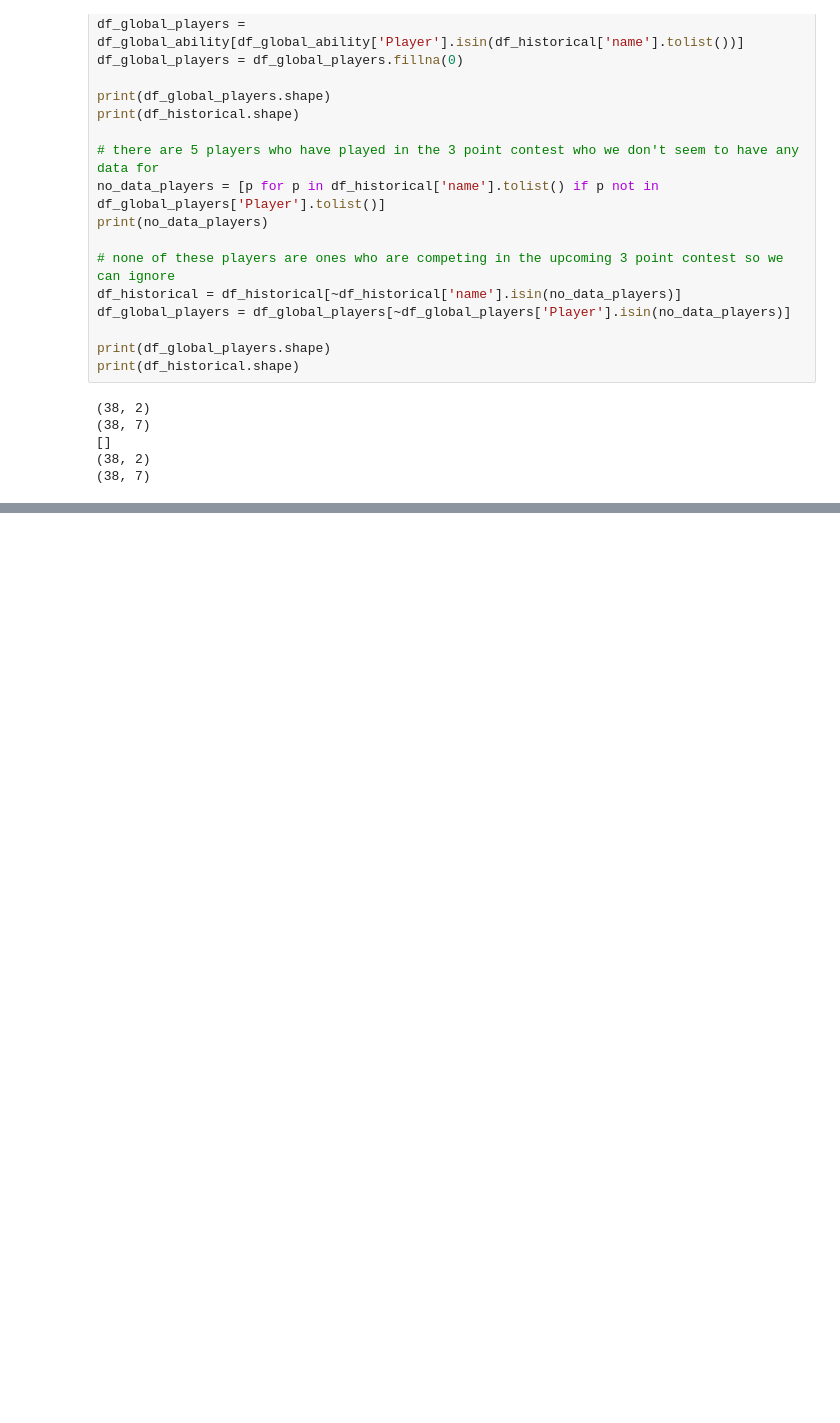
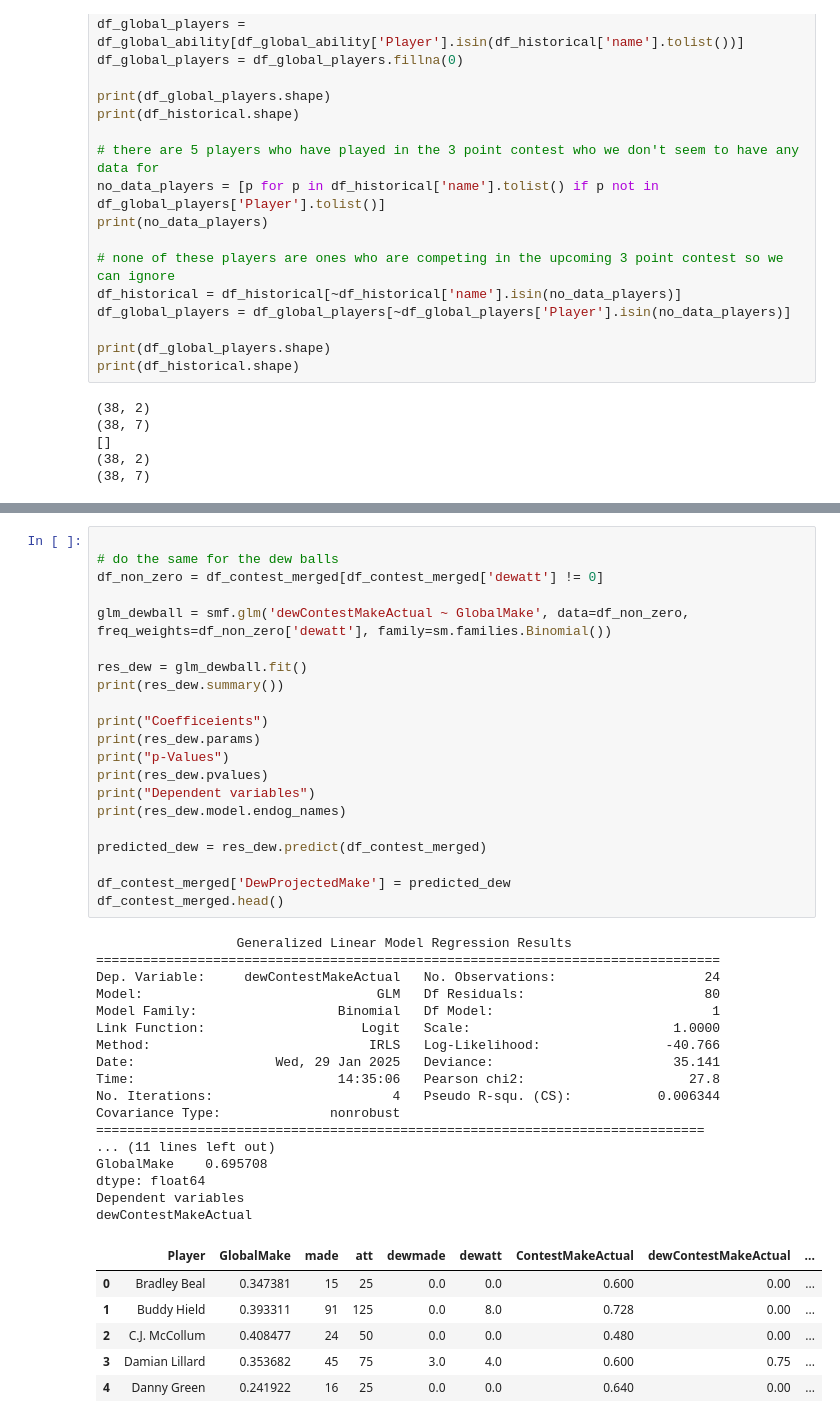
Before and after one commit to abhivir-42/prediction-challenge, a Jupyter notebook: modelling.ipynb, the cells around one changed output, grey strips where cells are left out. Drawn from its saved outputs; the diff is of its cells as text; blank space fills up the shorter version.

```diff
--- a/modelling.ipynb
+++ b/modelling.ipynb
@@ -163,0 +242,45 @@ print(df_historical.shape)
+# %%
+
+# do the same for the dew balls
+df_non_zero = df_contest_merged[df_contest_merged['dewatt'] != 0]
+
+glm_dewball = smf.glm('dewContestMakeActual ~ GlobalMake', data=df_non_zero, freq_weights=df_non_zero['dewatt'], family=sm.families.Binomial())
+
+res_dew = glm_dewball.fit()
+print(res_dew.summary())
+
+print("Coefficeients")
+print(res_dew.params)
+print("p-Values")
+print(res_dew.pvalues)
+print("Dependent variables")
+print(res_dew.model.endog_names)
+
+predicted_dew = res_dew.predict(df_contest_merged)
+
+df_contest_merged['DewProjectedMake'] = predicted_dew
+df_contest_merged.head()
+# %% [output]
+                  Generalized Linear Model Regression Results
+================================================================================
+Dep. Variable:     dewContestMakeActual   No. Observations:                   24
+Model:                              GLM   Df Residuals:                       80
+Model Family:                  Binomial   Df Model:                            1
+Link Function:                    Logit   Scale:                          1.0000
+Method:                            IRLS   Log-Likelihood:                -40.766
+Date:                  Wed, 29 Jan 2025   Deviance:                       35.141
+Time:                          14:35:06   Pearson chi2:                     27.8
+No. Iterations:                       4   Pseudo R-squ. (CS):           0.006344
+Covariance Type:              nonrobust
+==============================================================================
+... (11 lines left out)
+GlobalMake    0.695708
+dtype: float64
+Dependent variables
+dewContestMakeActual
+|  | Player | GlobalMake | made | att | dewmade | dewatt | ContestMakeActual | dewContestMakeActual | ... |
+| 0 | Bradley Beal | 0.347381 | 15 | 25 | 0.0 | 0.0 | 0.600 | 0.00 | ... |
+| 1 | Buddy Hield | 0.393311 | 91 | 125 | 0.0 | 8.0 | 0.728 | 0.00 | ... |
+| 2 | C.J. McCollum | 0.408477 | 24 | 50 | 0.0 | 0.0 | 0.480 | 0.00 | ... |
+| 3 | Damian Lillard | 0.353682 | 45 | 75 | 3.0 | 4.0 | 0.600 | 0.75 | ... |
+| 4 | Danny Green | 0.241922 | 16 | 25 | 0.0 | 0.0 | 0.640 | 0.00 | ... |
```
Also changed, not shown: parts of 6 cells of this notebook, 2 other files.
